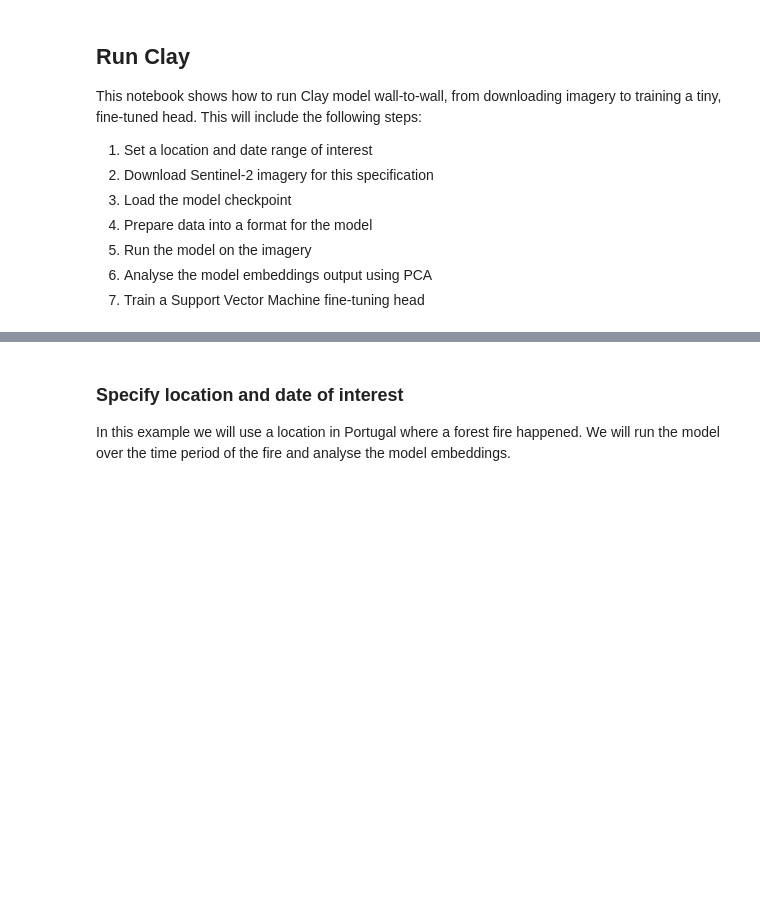
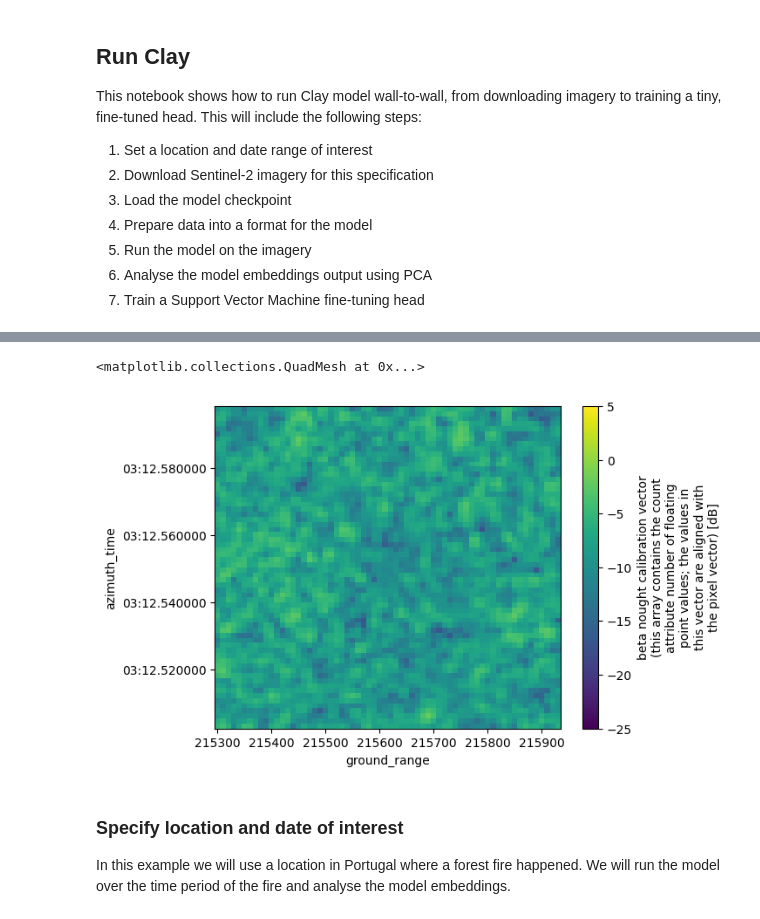
Before and after one commit to beatrizbsperes/claymodel, a Jupyter notebook: docs/tutorials/wall-to-wall.ipynb, the cells around one changed output, grey strips where cells are left out. Cells and saved outputs as stored; diff of their text form; code cells hidden in the pictures; blank space fills up the shorter version.

```diff
--- a/docs/tutorials/wall-to-wall.ipynb
+++ b/docs/tutorials/wall-to-wall.ipynb
@@ -43,3 +160,23 @@ rasterio.__file__
+# %%
+ix = 700
+iy = 3750
+half = PATCH_SIZE // 2
+patchesVV = []
+patchesVH = []
+for i in range(DATASET_NUMBER):
+    patchesVV.append(intensityVV[i].isel(
+        ground_range=slice(ix-half, ix+half),
+        azimuth_time=slice(iy-half, iy+half)
+    ))
+    patchesVH.append(intensityVH[i].isel(
+        ground_range=slice(ix-half, ix+half),
+        azimuth_time=slice(iy-half, iy+half)
+    ))
+# %%
+patchesVV[1].plot(vmin=-25, vmax=5)
+# %% [output]
+<matplotlib.collections.QuadMesh at 0x...>
+[figure, added]
 # %% [markdown]
 ### Specify location and date of interest
 In this example we will use a location in Portugal where a forest fire happened. We will run the model over the time period of the fire and analyse the model embeddings.
```
Also changed, not shown: parts of 22 cells of this notebook, 2 other files.
